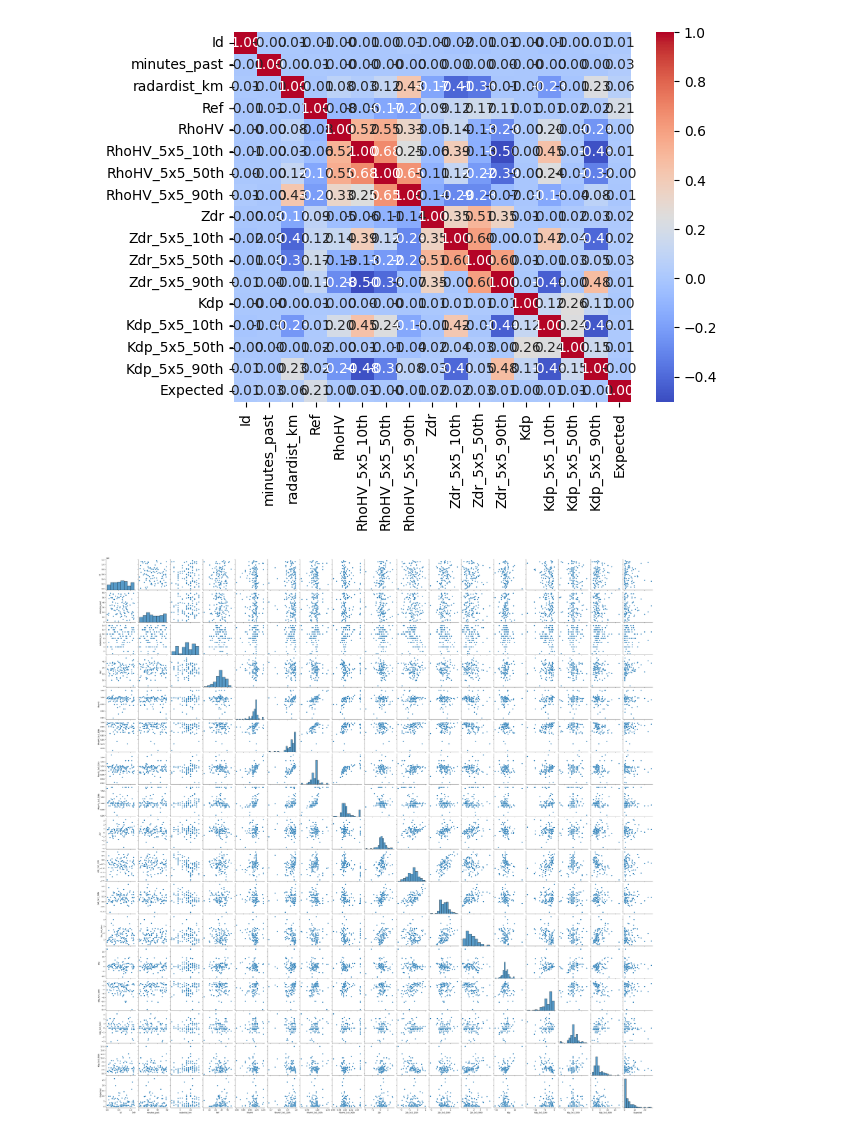
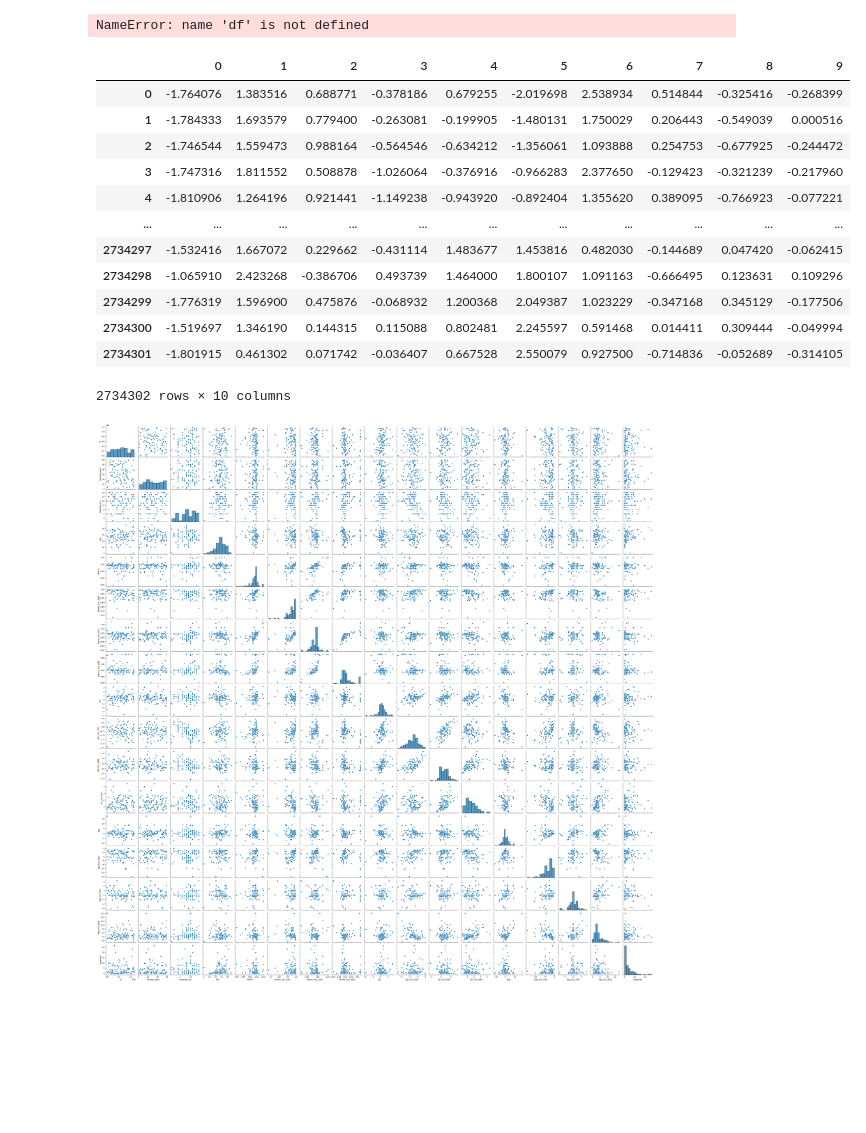
Before and after one commit to CatDog2000/when-will-it-rain, a Jupyter notebook: Rain-EDA.machi.ipynb, the cells around one changed output. Drawn from its saved outputs; the diff is of its cells as text; code cells hidden in the pictures; blank space fills up the shorter version.

```diff
--- a/Rain-EDA.machi.ipynb
+++ b/Rain-EDA.machi.ipynb
@@ -14,18 +19,41 @@ columns_to_delete = ['Ref_5x5_10th', 'Ref_5x5_50th', 'Ref_5x5_90th', 'RefComposi
 
 # Delete the columns from the dataframe
 df = df.drop(columns=columns_to_delete)
-
-
-# Compute the correlation matrix
-corr = df.corr()
-
-# Create a heatmap
-sns.heatmap(corr, annot=True, fmt=".2f", cmap='coolwarm')
-
-# Show the plot
-plt.show()
-# %% [output]
-[figure, removed]
+# %%
+df.info()
+# %% [output]
+NameError: name 'df' is not defined
+# %%
+
+# 列 'Expected' を削除
+# df_features = df.drop('Expected', axis=1)
+
+# データの標準化
+scaler = StandardScaler()
+df_scaled = scaler.fit_transform(df_features)
+
+# 主成分分析による次元削減
+pca = PCA(n_components=10)
+principalComponents = pca.fit_transform(df_scaled)
+
+# 結果をデータフレームに変換
+df_principal = pd.DataFrame(data = principalComponents)
+# %%
+df_principal
+# %% [output]
+|  | 0 | 1 | 2 | 3 | 4 | 5 | 6 | 7 | 8 | 9 |
+| 0 | -1.764076 | 1.383516 | 0.688771 | -0.378186 | 0.679255 | -2.019698 | 2.538934 | 0.514844 | -0.325416 | -0.268399 |
+| 1 | -1.784333 | 1.693579 | 0.779400 | -0.263081 | -0.199905 | -1.480131 | 1.750029 | 0.206443 | -0.549039 | 0.000516 |
+| 2 | -1.746544 | 1.559473 | 0.988164 | -0.564546 | -0.634212 | -1.356061 | 1.093888 | 0.254753 | -0.677925 | -0.244472 |
+| 3 | -1.747316 | 1.811552 | 0.508878 | -1.026064 | -0.376916 | -0.966283 | 2.377650 | -0.129423 | -0.321239 | -0.217960 |
+| 4 | -1.810906 | 1.264196 | 0.921441 | -1.149238 | -0.943920 | -0.892404 | 1.355620 | 0.389095 | -0.766923 | -0.077221 |
+| ... | ... | ... | ... | ... | ... | ... | ... | ... | ... | ... |
+| 2734297 | -1.532416 | 1.667072 | 0.229662 | -0.431114 | 1.483677 | 1.453816 | 0.482030 | -0.144689 | 0.047420 | -0.062415 |
+| 2734298 | -1.065910 | 2.423268 | -0.386706 | 0.493739 | 1.464000 | 1.800107 | 1.091163 | -0.666495 | 0.123631 | 0.109296 |
+| 2734299 | -1.776319 | 1.596900 | 0.475876 | -0.068932 | 1.200368 | 2.049387 | 1.023229 | -0.347168 | 0.345129 | -0.177506 |
+| 2734300 | -1.519697 | 1.346190 | 0.144315 | 0.115088 | 0.802481 | 2.245597 | 0.591468 | 0.014411 | 0.309444 | -0.049994 |
+| 2734301 | -1.801915 | 0.461302 | 0.071742 | -0.036407 | 0.667528 | 2.550079 | 0.927500 | -0.714836 | -0.052689 | -0.314105 |
+2734302 rows × 10 columns
 # %%
 # Randomly sample 100 records
 df_sample = df.sample(n=100, random_state=1)
```
Also changed, not shown: parts of 3 cells of this notebook.
